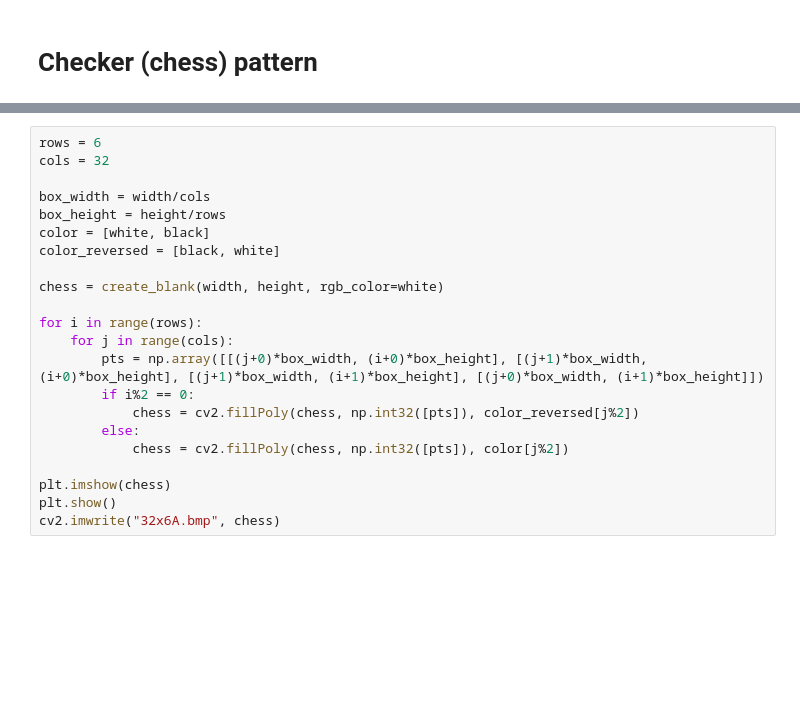
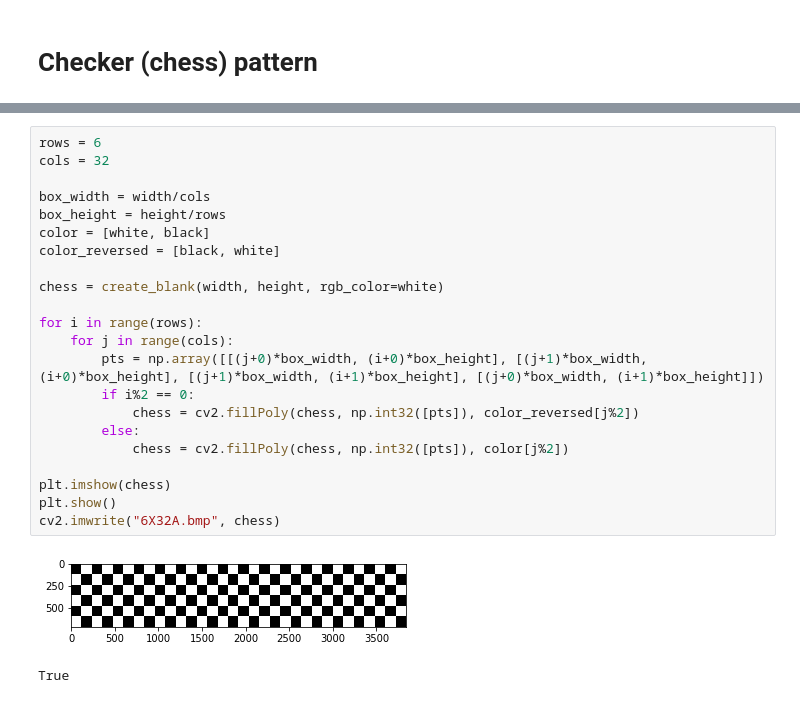
Before and after one commit to workingyifei/display-pattern-generator, a Jupyter notebook: SED test patterns.ipynb, the cells around one changed output, grey strips where cells are left out. Cells and saved outputs as stored; diff of their text form; blank space fills up the shorter version.

```diff
--- a/SED test patterns.ipynb
+++ b/SED test patterns.ipynb
@@ -366,25 +406,28 @@ cv2.imwrite("32x6B.bmp", chess)
 # %%
 rows = 6
 cols = 32
 
 box_width = width/cols
 box_height = height/rows
 color = [white, black]
 color_reversed = [black, white]
 
 chess = create_blank(width, height, rgb_color=white)
 
 for i in range(rows):
     for j in range(cols):
         pts = np.array([[(j+0)*box_width, (i+0)*box_height], [(j+1)*box_width, (i+0)*box_height], [(j+1)*box_width, (i+1)*box_height], [(j+0)*box_width, (i+1)*box_height]])
         if i%2 == 0:
             chess = cv2.fillPoly(chess, np.int32([pts]), color_reversed[j%2])
         else:
             chess = cv2.fillPoly(chess, np.int32([pts]), color[j%2])
 
 plt.imshow(chess)
 plt.show()
-cv2.imwrite("32x6A.bmp", chess)
+cv2.imwrite("6X32A.bmp", chess)
+# %% [output]
+[figure, added]
+True
 # %%
 rows = 3
 cols = 32
```
Also changed, not shown: parts of 29 cells of this notebook, 14 other files.
